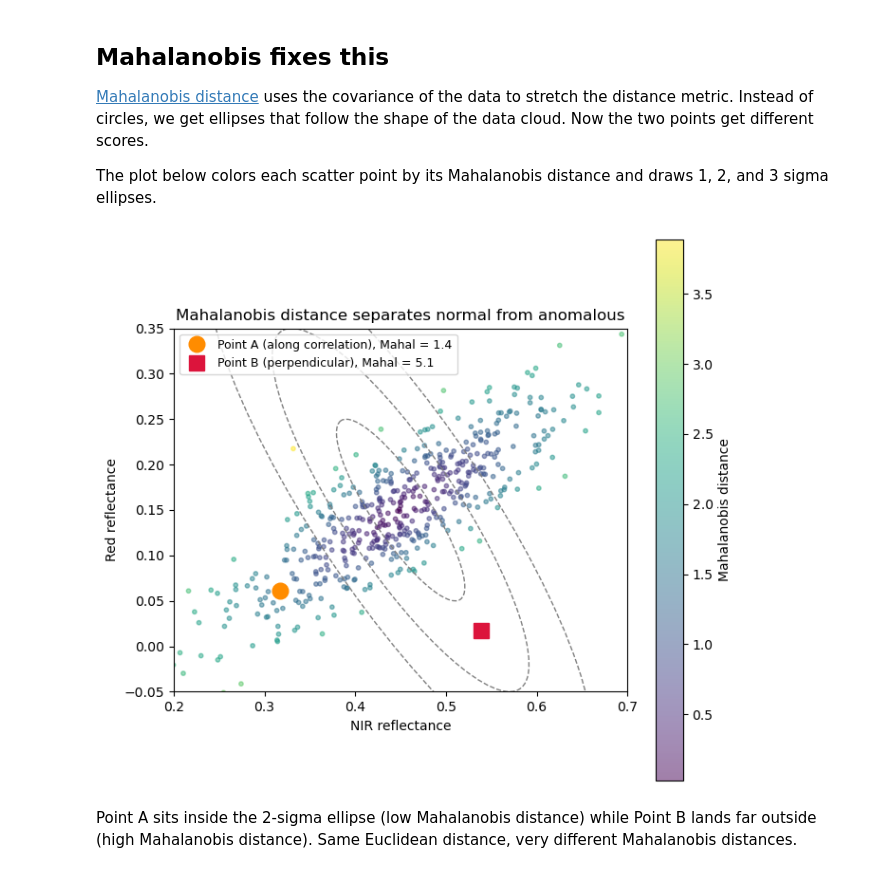
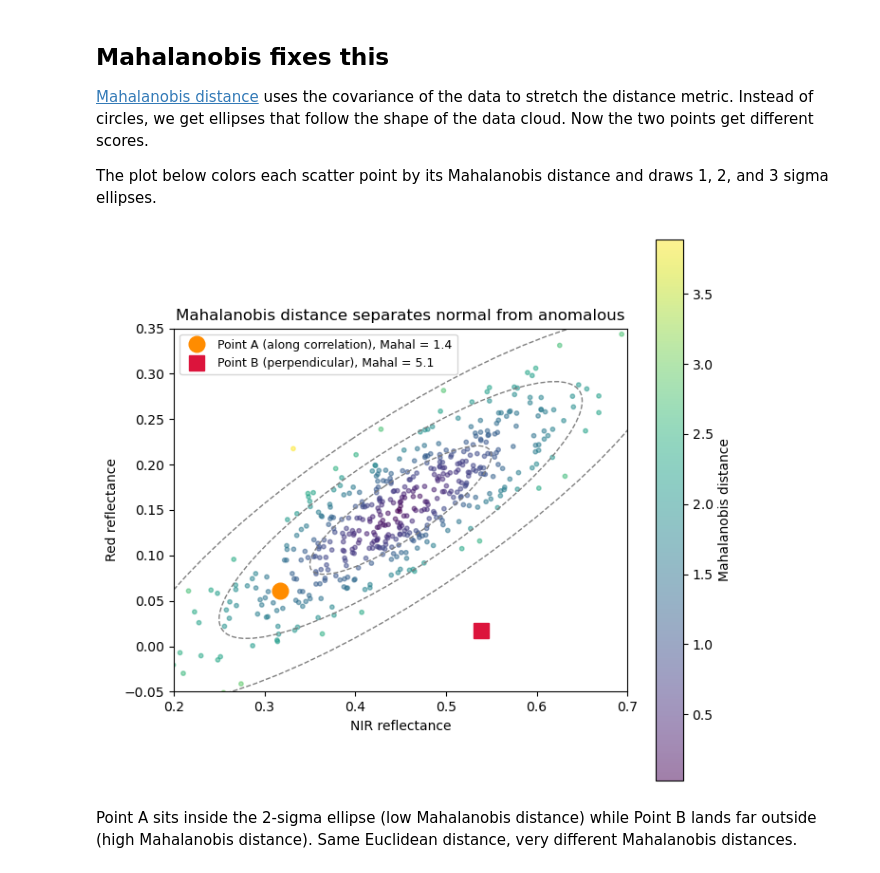
Before and after one commit to makepath/xarray-spatial, a Jupyter notebook: examples/user_guide/10_Mahalanobis_Distance.ipynb, the cells around one changed output. Drawn from its saved outputs; the diff is of its cells as text; code cells hidden in the pictures.

Commit message:
Fix rotated sigma ellipses in Mahalanobis notebook
Ellipse width is rotated by angle, so it needs to match the major
eigenvalue. Reversed eigvals order so the major axis aligns with the
major eigenvector direction.

```diff
--- a/examples/user_guide/10_Mahalanobis_Distance.ipynb
+++ b/examples/user_guide/10_Mahalanobis_Distance.ipynb
@@ -94,35 +94,36 @@ def mahal_2d(pts, mu, inv_c):
 md_data = mahal_2d(data_2d, mean_2d, inv_cov_2d)
 md_A = mahal_2d(point_along.reshape(1, -1), mean_2d, inv_cov_2d)[0]
 md_B = mahal_2d(point_perp.reshape(1, -1), mean_2d, inv_cov_2d)[0]
 
 fig, ax = plt.subplots(figsize=(7, 6))
 sc = ax.scatter(data_2d[:, 0], data_2d[:, 1], c=md_data, cmap='viridis',
                 alpha=0.5, s=10)
 plt.colorbar(sc, ax=ax, label='Mahalanobis distance')
 
 # Mahalanobis iso-distance ellipses
 for n_std in [1, 2, 3]:
-    w, h = 2 * n_std * np.sqrt(eigvals)
+    # Ellipse width is rotated by angle, so it must match the major eigenvalue
+    w, h = 2 * n_std * np.sqrt(eigvals[::-1])
     angle = np.degrees(np.arctan2(eigvecs[1, 1], eigvecs[0, 1]))
     ell = Ellipse(mean_2d, w, h, angle=angle, fill=False,
                   color='grey', linestyle='--', linewidth=1)
     ax.add_patch(ell)
 
 ax.plot(*point_along, 'o', ms=12, color='darkorange', zorder=5,
         label=f'Point A (along correlation), Mahal = {md_A:.1f}')
 ax.plot(*point_perp, 's', ms=12, color='crimson', zorder=5,
         label=f'Point B (perpendicular), Mahal = {md_B:.1f}')
 
 ax.set_xlabel('NIR reflectance')
 ax.set_ylabel('Red reflectance')
 ax.set_title('Mahalanobis distance separates normal from anomalous')
 ax.legend(loc='upper left', fontsize=9)
 ax.set_aspect('equal')
 ax.set_xlim(0.2, 0.7)
 ax.set_ylim(-0.05, 0.35)
 plt.tight_layout()
 # %% [output]
-[figure, old version]
+[figure, new version]
 # %% [markdown]
 Point A sits inside the 2-sigma ellipse (low Mahalanobis distance) while Point B lands far outside (high Mahalanobis distance). Same Euclidean distance, very different Mahalanobis distances.
 # %% [markdown]
```
